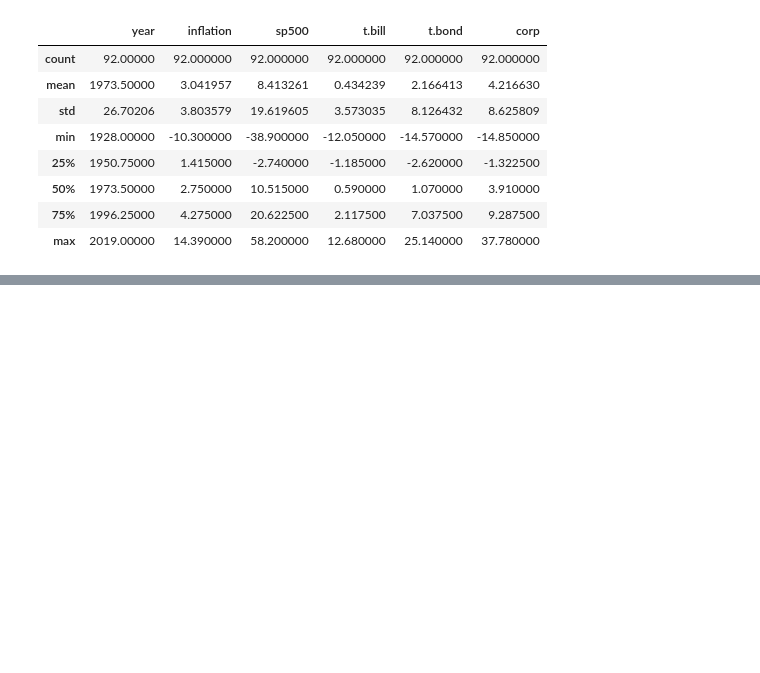
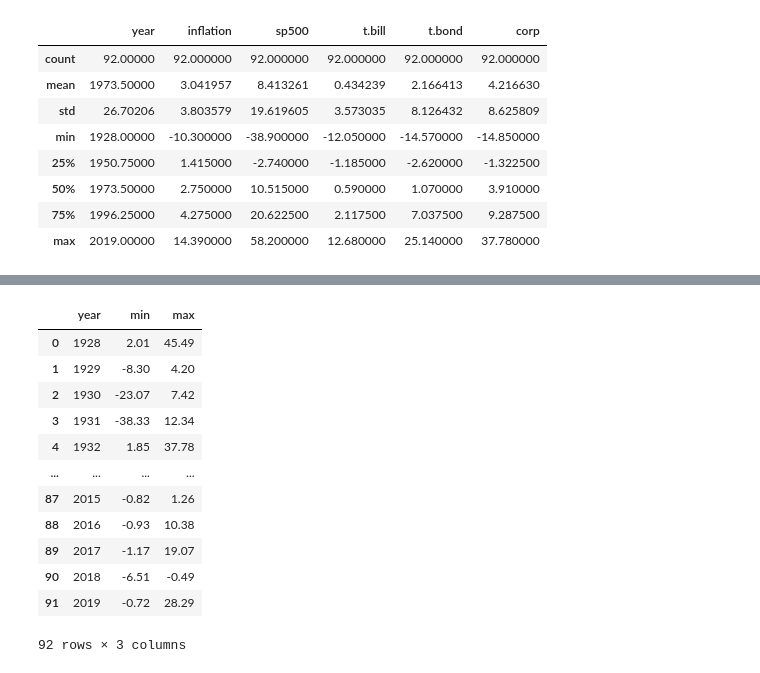
Before and after one commit to anyscale/academy, a Jupyter notebook: ray-rllib/multi-armed-bandits/06-Market-Example.ipynb, the cells around one changed output, grey strips where cells are left out. Saved outputs shown, nothing was run; the diff lists cells and outputs as text; code cells hidden in the pictures; blank space fills up the shorter version.

```diff
--- a/ray-rllib/multi-armed-bandits/06-Market-Example.ipynb
+++ b/ray-rllib/multi-armed-bandits/06-Market-Example.ipynb
@@ -36,0 +67,12 @@ df.describe()
+# %%
+n_years = len(df)
+min_list = []
+max_list = []
+
+for i in range(n_years):
+    row = df.iloc[i, 2:]
+    min_list.append(min(row))
+    max_list.append(max(row))
+
+print("{:5.2f}% worst case annualized".format(sum(min_list) / n_years))
+print("{:5.2f}% best case annualized".format(sum(max_list) / n_years))
@@ -36,0 +91,17 @@ df.describe()
+# %%
+min_max = pd.DataFrame.from_dict({'year': df['year'], 'min':min_list, 'max':max_list})
+min_max
+# %% [output]
+|  | year | min | max |
+| 0 | 1928 | 2.01 | 45.49 |
+| 1 | 1929 | -8.30 | 4.20 |
+| 2 | 1930 | -23.07 | 7.42 |
+| 3 | 1931 | -38.33 | 12.34 |
+| 4 | 1932 | 1.85 | 37.78 |
+| ... | ... | ... | ... |
+| 87 | 2015 | -0.82 | 1.26 |
+| 88 | 2016 | -0.93 | 10.38 |
+| 89 | 2017 | -1.17 | 19.07 |
+| 90 | 2018 | -6.51 | -0.49 |
+| 91 | 2019 | -0.72 | 28.29 |
+92 rows × 3 columns
```
Also changed, not shown: parts of 50 cells of this notebook, 6 other files.
